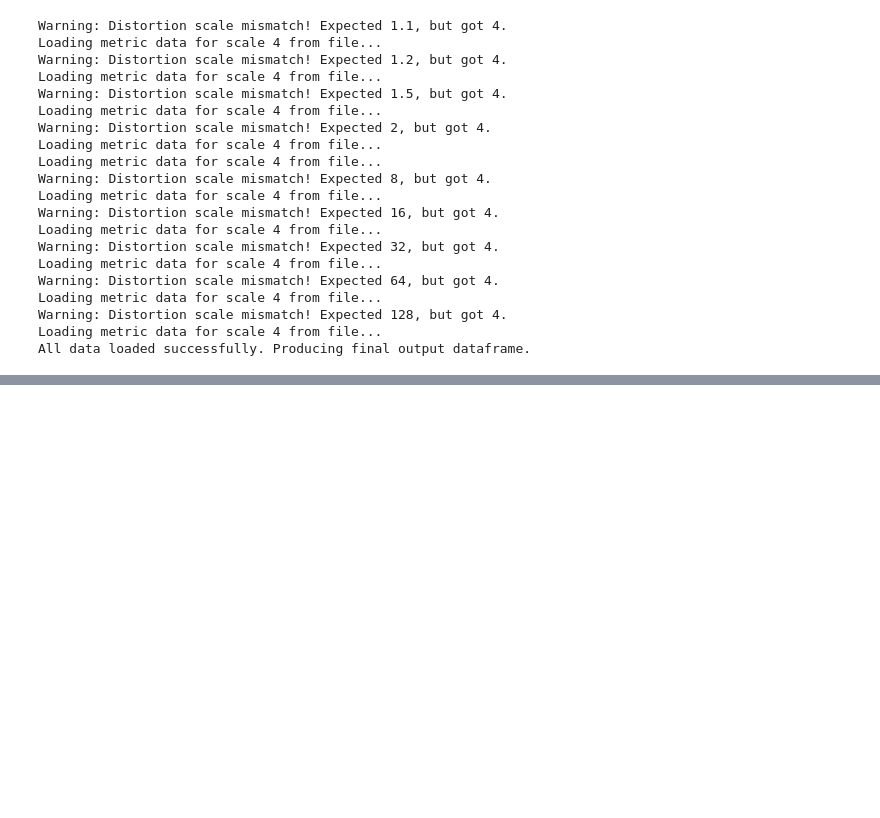
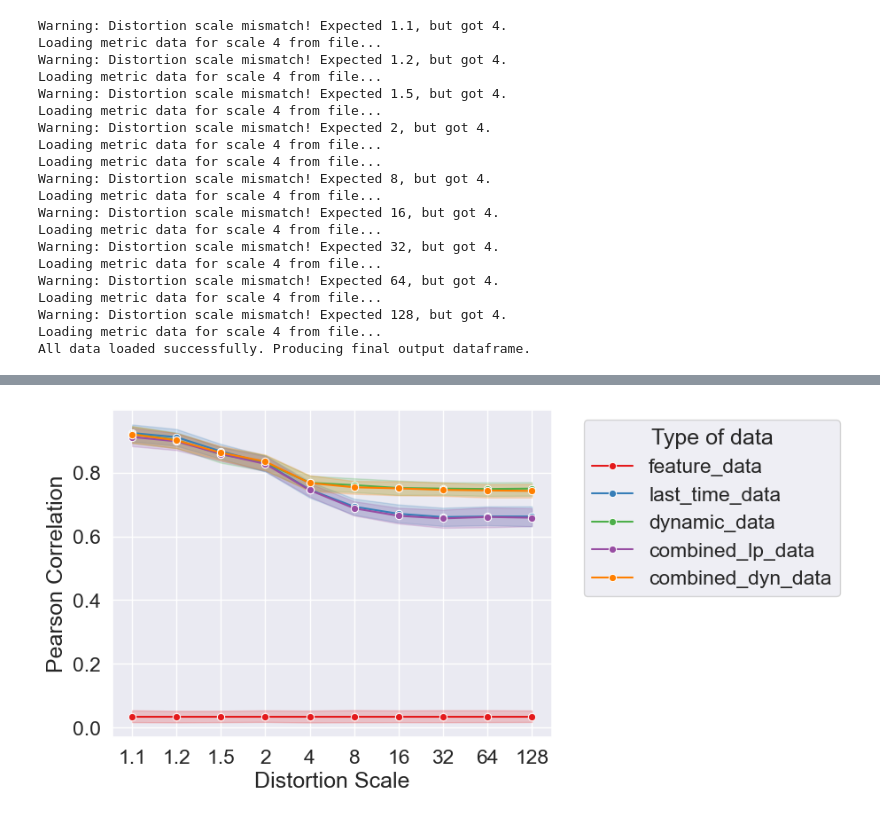
Before and after one commit to AnEvilBurrito/new-peak-project, a Jupyter notebook: src/notebooks/supplementary/s2_exp10_extended_visual.ipynb, the cells around one changed output, grey strips where cells are left out. Saved outputs shown, nothing was run; the diff lists cells and outputs as text; code cells hidden in the pictures; blank space fills up the shorter version.

```diff
--- a/src/notebooks/supplementary/s2_exp10_extended_visual.ipynb
+++ b/src/notebooks/supplementary/s2_exp10_extended_visual.ipynb
@@ -369,0 +410,8 @@ All data loaded successfully. Producing final output dataframe.
+# %%
+sns.lineplot(data=output_df, x='Distortion Scale', y='Pearson Correlation', hue='Feature Data', palette='Set1', marker='o')
+# 90 degree rotation of the x-axis labels
+# legend to the right
+plt.legend(title='Type of data', bbox_to_anchor=(1.05, 1), loc='upper left')
+plt.show()
+# %% [output]
+[figure, added]
```
Also changed, not shown: parts of 7 cells of this notebook.
